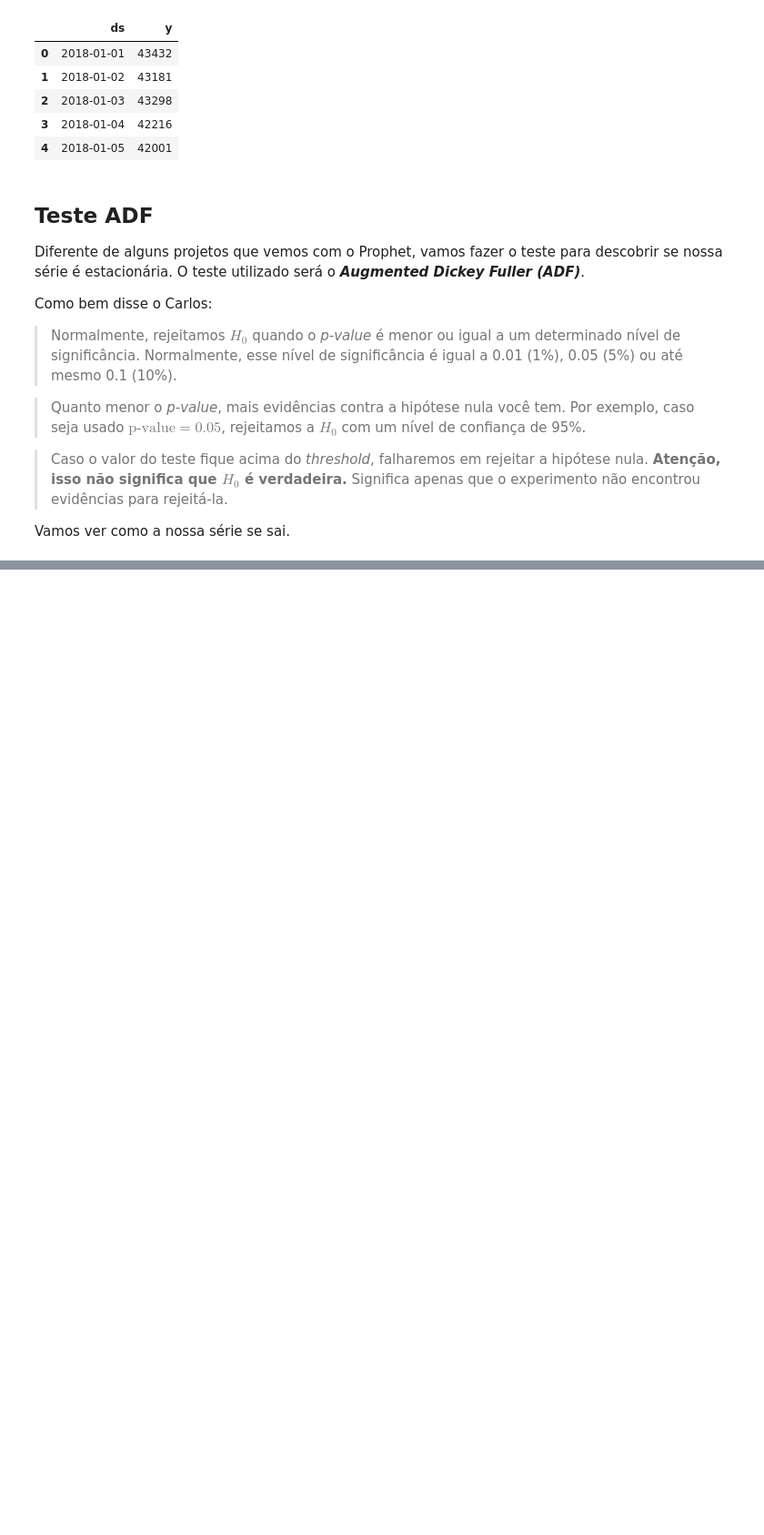
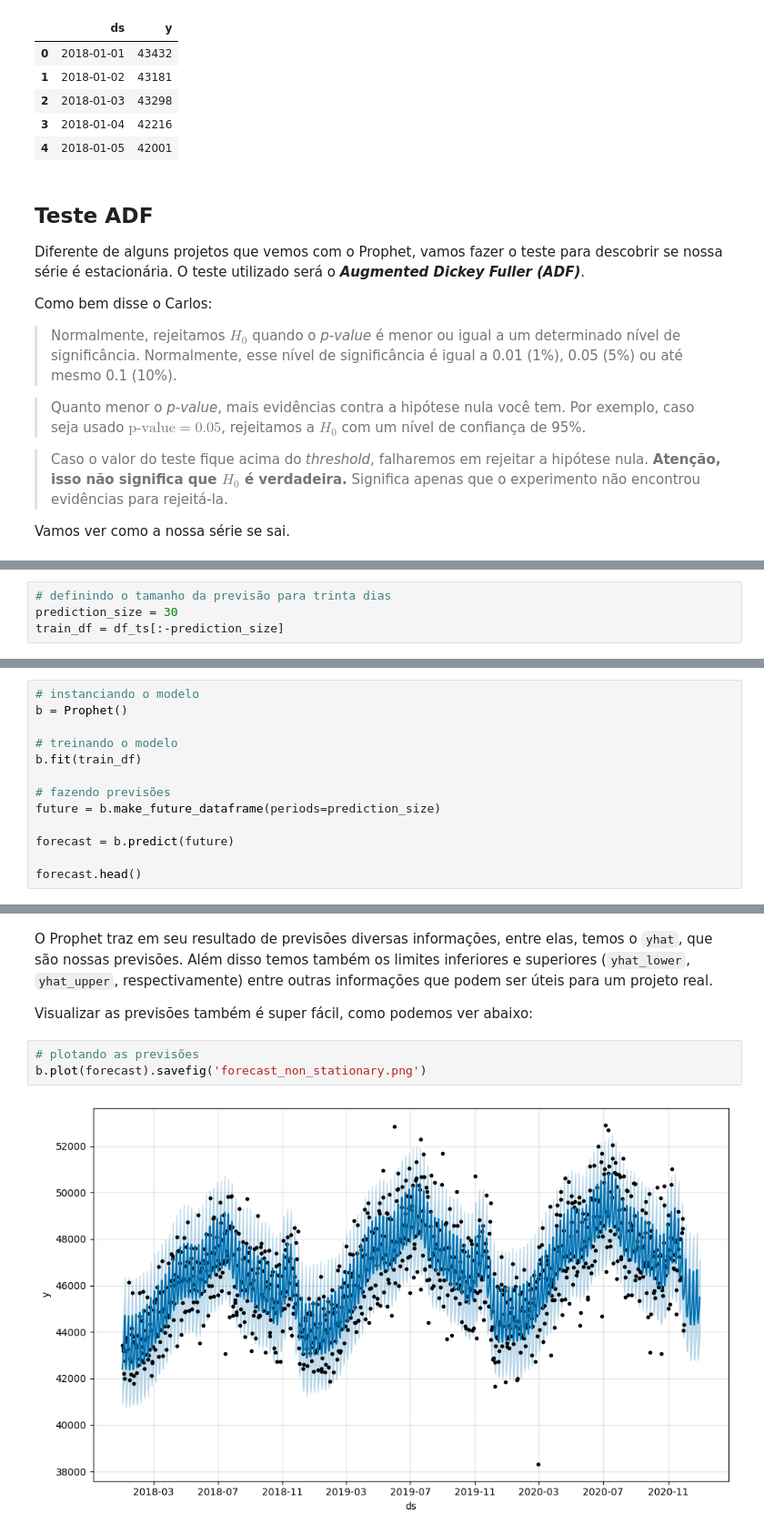
Before and after one commit to JhonnyLimachi/Sigmoidal, a Jupyter notebook: 41_Time_Series_com_Prophet_do_Facebook.ipynb, the cells around one changed output, grey strips where cells are left out. Shown: that part at 91% size. Saved outputs shown, nothing was run; the diff lists cells and outputs as text; blank space fills up the shorter version.

```diff
--- a/41_Time_Series_com_Prophet_do_Facebook.ipynb
+++ b/41_Time_Series_com_Prophet_do_Facebook.ipynb
@@ -98,0 +125,4 @@ Vamos ver como a nossa série se sai.
+# %%
+# definindo o tamanho da previsão para trinta dias
+prediction_size = 30
+train_df = df_ts[:-prediction_size]
@@ -98,0 +131,13 @@ Vamos ver como a nossa série se sai.
+# %%
+# instanciando o modelo
+b = Prophet()
+
+# treinando o modelo
+b.fit(train_df)
+
+# fazendo previsões
+future = b.make_future_dataframe(periods=prediction_size)
+
+forecast = b.predict(future)
+
+forecast.head()
@@ -98,0 +161,9 @@ Vamos ver como a nossa série se sai.
+# %% [markdown]
+O Prophet traz em seu resultado de previsões diversas informações, entre elas, temos o `yhat`, que são nossas previsões. Além disso temos também os limites inferiores e superiores (`yhat_lower`, `yhat_upper`, respectivamente) entre outras informações que podem ser úteis para um projeto real.
+
+Visualizar as previsões também é super fácil, como podemos ver abaixo:
+# %%
+# plotando as previsões
+b.plot(forecast).savefig('forecast_non_stationary.png')
+# %% [output]
+[figure, added]
```
Also changed, not shown: parts of 4 cells of this notebook.
